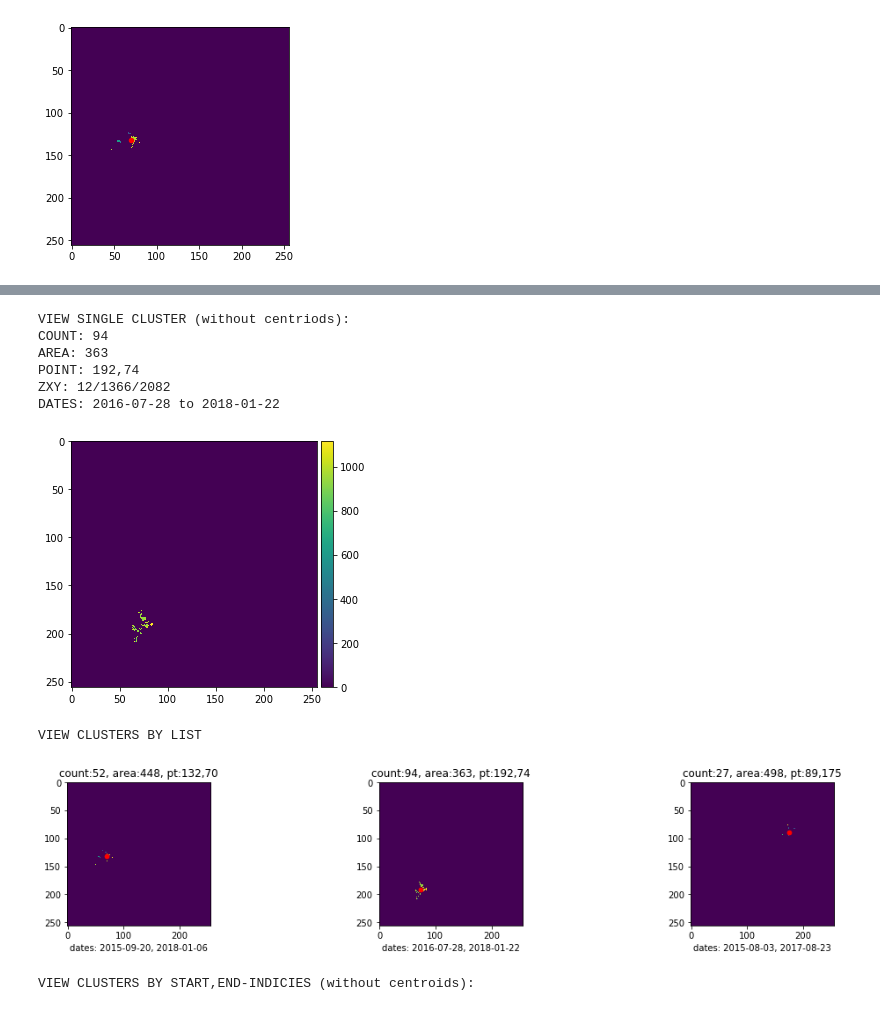
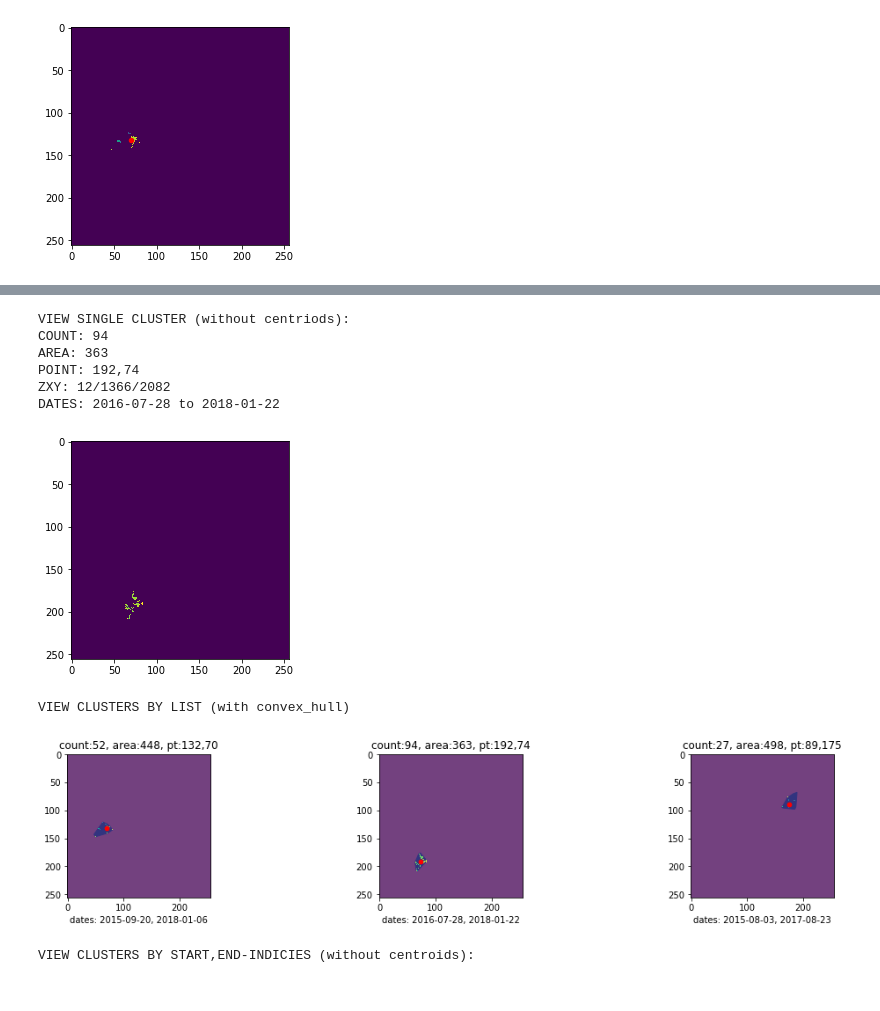
Before and after one commit to neerjad/glad_clusters, a Jupyter notebook: nb_archive/ClusterServiceViewer.ipynb, the cells around one changed output, grey strips where cells are left out. Saved outputs shown, nothing was run; the diff lists cells and outputs as text; code cells hidden in the pictures.

```diff
--- a/nb_archive/ClusterServiceViewer.ipynb
+++ b/nb_archive/ClusterServiceViewer.ipynb
@@ -125,3 +133,8 @@ c.dataframe().sample(5)
+# %%
+print("RELOADING FROM INSTANCE")
+c=ClusterService(bounds=bounds_manaus)
+%time c.read("dev_manaus")
+c.dataframe().head()
 # %%
 view=ClusterViewer(c)
 # %%
@@ -171,13 +195,13 @@ AREA: 363
 POINT: 192,74
 ZXY: 12/1366/2082
 DATES: 2016-07-28 to 2018-01-22
-[figure, old version]
+[figure, new version]
 # %%
-print("VIEW CLUSTERS BY LIST")
-view.clusters(row_ids=[158,123,36])
+print("VIEW CLUSTERS BY LIST (with convex_hull)")
+view.clusters(row_ids=[158,123,36],convex_hull=True)
 # %% [output]
-VIEW CLUSTERS BY LIST
+VIEW CLUSTERS BY LIST (with convex_hull)
-[figure, old version]
+[figure, new version]
 # %%
 print("VIEW CLUSTERS BY START,END-INDICIES (without centroids):")
 view.clusters(start=123,end=127,centroids=False)
```
Also changed, not shown: parts of 12 cells of this notebook, 3 other files.
